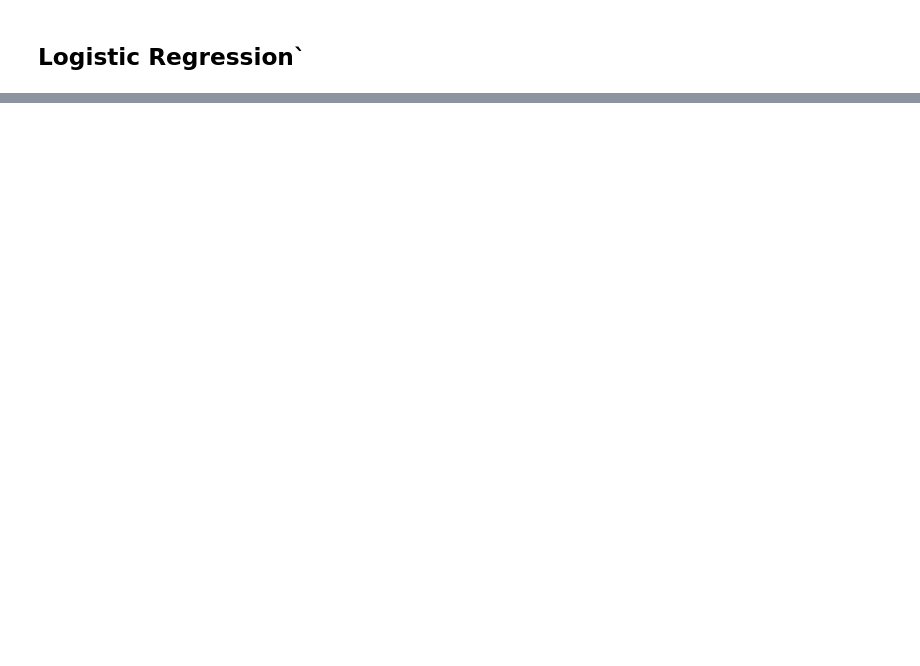
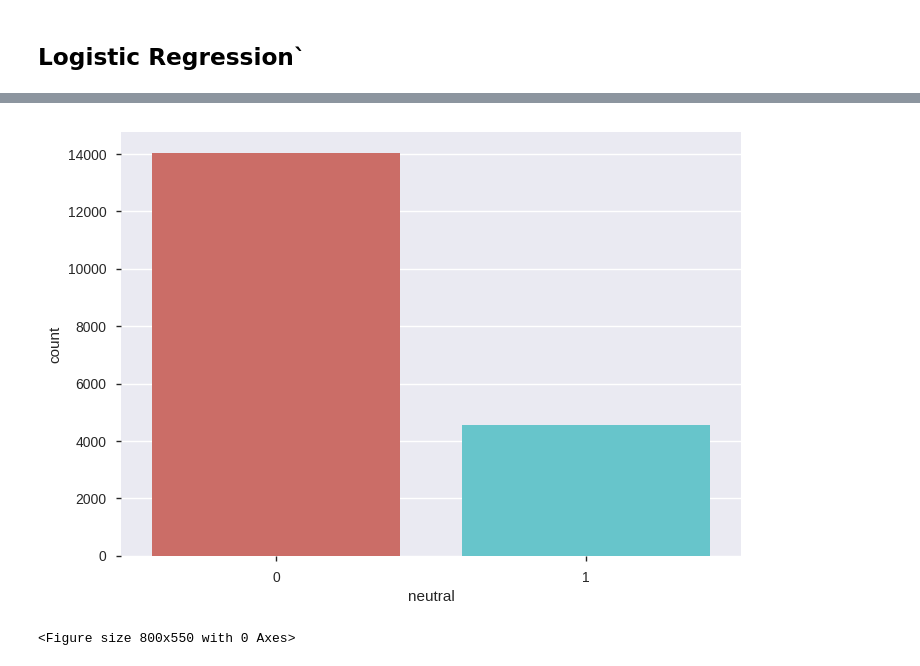
Before and after one commit to codybaraks/Mchezopesa-Ltd, a Jupyter notebook: Mchezopesa_Ltd.ipynb, the cells around one changed output, grey strips where cells are left out. Drawn from its saved outputs; the diff is of its cells as text; code cells hidden in the pictures; blank space fills up the shorter version.

```diff
--- a/Mchezopesa_Ltd.ipynb
+++ b/Mchezopesa_Ltd.ipynb
@@ -622,0 +744,7 @@ the variances are homogeneous!
+# %%
+sns.countplot(x=fifa_main['neutral'],data=fifa_main,palette="hls")
+plt.show()
+plt.savefig('count_plot')
+# %% [output]
+[figure, added]
+<Figure size 800x550 with 0 Axes>
```
Also changed, not shown: parts of 44 cells of this notebook.
